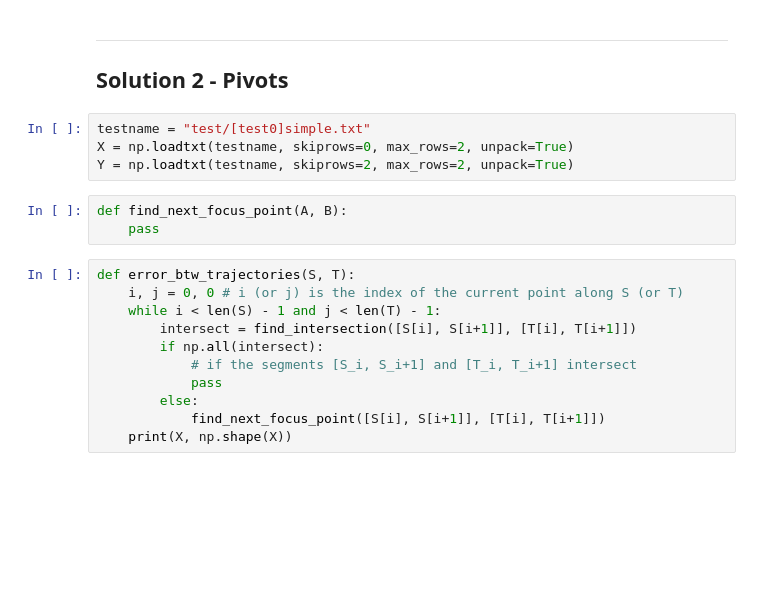
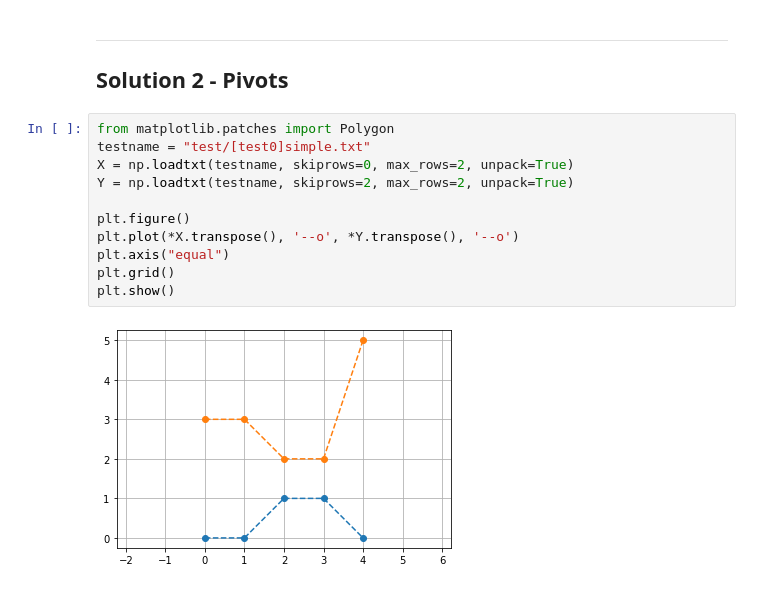
Before and after one commit to JulienNonin/error-btw-trajectories, a Jupyter notebook: Main.ipynb, the cells around one changed output. Saved outputs shown, nothing was run; the diff lists cells and outputs as text; blank space fills up the shorter version.

```diff
--- a/Main.ipynb
+++ b/Main.ipynb
@@ -93,20 +99,15 @@ Subdivision =[]
 ---
 ## Solution 2 - Pivots
 # %%
+from matplotlib.patches import Polygon
 testname = "test/[test0]simple.txt"
 X = np.loadtxt(testname, skiprows=0, max_rows=2, unpack=True)
 Y = np.loadtxt(testname, skiprows=2, max_rows=2, unpack=True)
+
+plt.figure()
+plt.plot(*X.transpose(), '--o', *Y.transpose(), '--o')
+plt.axis("equal")
+plt.grid()
+plt.show()
+# %% [output]
+[figure, added]
-# %%
-def find_next_focus_point(A, B):
-    pass
-# %%
-def error_btw_trajectories(S, T):
-    i, j = 0, 0 # i (or j) is the index of the current point along S (or T)
-    while i < len(S) - 1 and j < len(T) - 1:
-        intersect = find_intersection([S[i], S[i+1]], [T[i], T[i+1]])
-        if np.all(intersect):
-            # if the segments [S_i, S_i+1] and [T_i, T_i+1] intersect
-            pass
-        else:
-            find_next_focus_point([S[i], S[i+1]], [T[i], T[i+1]])
-    print(X, np.shape(X))
```
Also changed, not shown: parts of 8 cells of this notebook.
